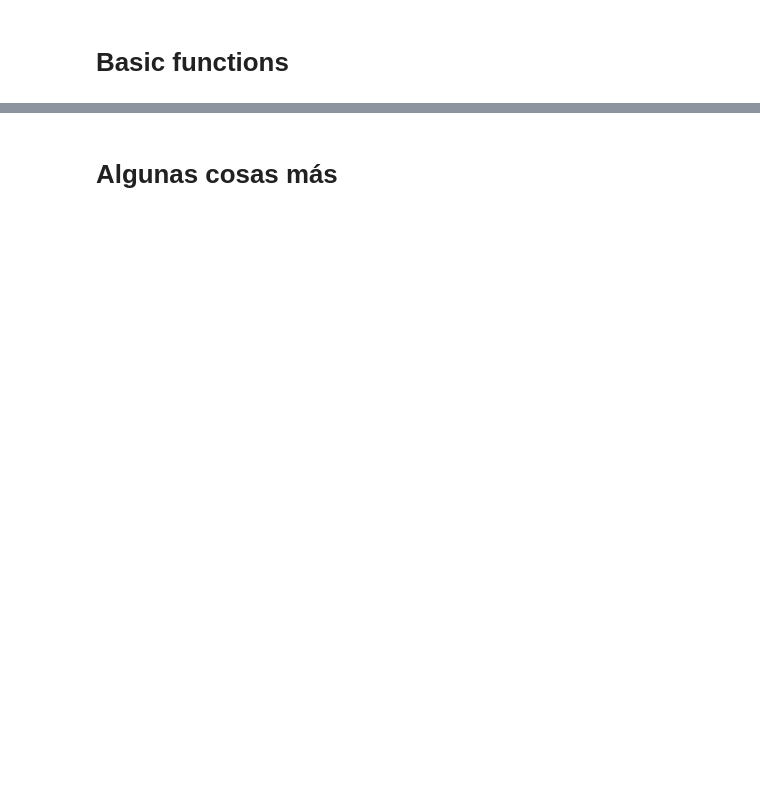
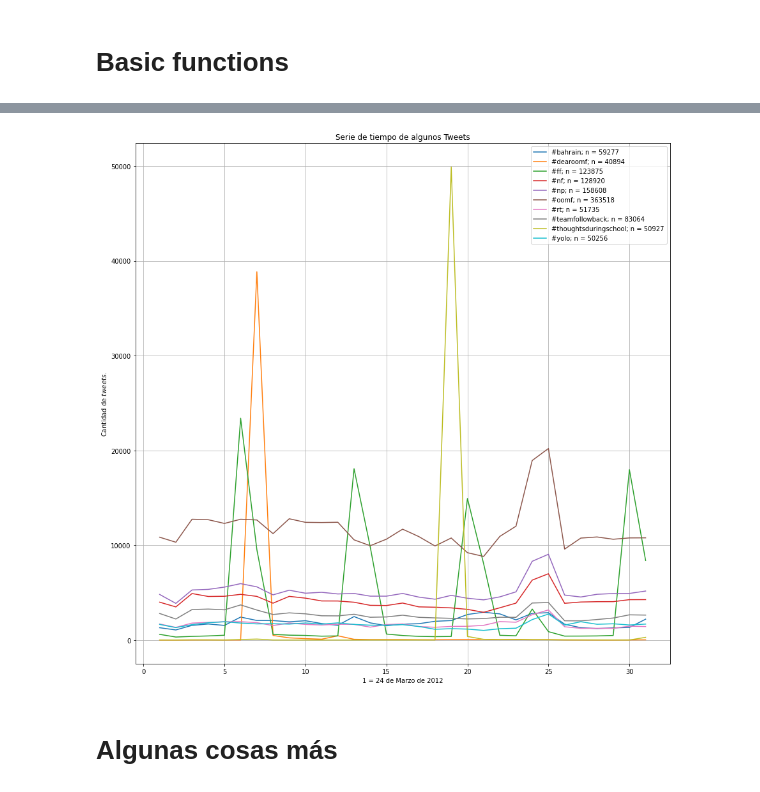
Before and after one commit to ErickMMuniz/NetworkAnalysis_TwitterTrends, a Jupyter notebook: NetworkAnalysis_TwitterTrends.ipynb, the cells around one changed output, grey strips where cells are left out. Saved outputs shown, nothing was run; the diff lists cells and outputs as text; code cells hidden in the pictures; blank space fills up the shorter version.

Commit message:
Nuevo avance. Series de tiempo

```diff
--- a/NetworkAnalysis_TwitterTrends.ipynb
+++ b/NetworkAnalysis_TwitterTrends.ipynb
@@ -90,20 +90,19 @@ def plot_social_network():
 
 
 ##Con esto podemos leer todo c:
-"""
+
+ntweets = 4000
 all_tweets = None
 name_all_hastag = {}
-wihtelist = ['wheniwaslittle', 'oomf','yolo','10factsaboutme','sorrynotsorry']
+#wihtelist = ['wheniwaslittle', 'oomf','yolo','10factsaboutme','sorrynotsorry']
 with open(path_tweets_users, 'r') as reader:
-  K = 10
-  i = 0
-  max = 0
   namehashatag = None
   for line in reader:
     list_tweets = line.split()
     namehashatag = list_tweets[0]
-    if namehashatag in wihtelist:
-      max = counttweets
+    count_tw = len(list_tweets) - 1
+    if count_tw >  ntweets:
+    #max = counttweets
       name_all_hastag[namehashatag] = list_tweets
 
 #data = pd.read_csv(path_tweets_users,
@@ -111,7 +110,6 @@ with open(path_tweets_users, 'r') as reader:
                      #nrows = 100)
                      #names=['source', 'target'])
 #print(data)
-"""
 
 #Only for open sesion
 #extract_file_from_drive()
@@ -130,7 +130,7 @@ with open(path_tweets_users, 'r') as reader:
 # %%
 ###### Data
 #data_follow = get_data_followers_and_friends()
-
+import datetime as dt
 
 ## Makes graphs
 G_follow = nx.Graph()
@@ -148,10 +148,63 @@ G_follow = nx.Graph()
 #order = sorted(name_all_hastag, key=lambda x: name_all_hastag[x], reverse=True)
 #print(order[0:100])
 
-#prueba = name_all_hastag['sorrynotsorry']
-#name_h = 'sorrynotsorry'
-#del prueba[0]
-#prueba = [ k.split(',') for k in prueba ]
-#df_final = pd.DataFrame(prueba, columns = ['time','userid'])
-#path_final_csv = '/content/drive/My Drive/NetworkAnalysis_TwitterTrends/clean_data/datatime/{}.csv'.format(name_h)
-#df_final.to_csv(path_or_buf=path_final_csv)
+
+def giveday(timestamp):
+    day_string = timestamp.day
+    return day_string
+
+
+fig = plt.figure(figsize = (15,15))
+for name_h in name_all_hastag:
+  #wihtelist = ['wheniwaslittle', 'oomf','yolo','10factsaboutme','sorrynotsorry']
+  wihtelist = ['oomf',
+               'np',
+               'nf',
+               'ff',
+               'teamfollowback',
+               'bahrain',
+               'rt',
+               'thoughtsduringschool',
+               'yolo',
+               'dearoomf']
+  #wihtelist = ['youvedoneittoo',
+  #             'iwonderif',
+  #             'weed',
+  #             'truestory '
+  #             'immadbecause',
+  #             'butyouathug',
+  #             'stfu',
+  #             'bored',
+  #             'ifweweretogetherrightnow',
+  #             'icantlivewithout',
+  #             'thatdepressingmoment']
+  if name_h in wihtelist:
+    print(name_h)
+    #print(name_h, len(name_all_hastag[name_h]))
+  #name_h = 'sorrynotsorry'
+    prueba = name_all_hastag[name_h]
+    #del prueba[0]
+    prueba = [ k.split(',') for k in prueba ]
+    df_final = pd.DataFrame(prueba, columns = ['time','userid'])
+    #path_final_csv = '/content/gen_csv/{}.csv'.format(name_h)
+    #df_final.to_csv(path_or_buf=path_final_csv)
+    df_final['time'] = pd.to_datetime(df_final['time'],unit='s')
+
+    df_final['day'] = df_final['time'].apply(giveday)
+    days = df_final.groupby('day')
+    daycount = days['day'].count()
+    timedict = daycount.to_dict()
+
+    plt.plot(list(timedict.keys()), list(timedict.values()),
+             label = "#{}; n = {}".format(name_h,
+                                          np.sum(list(timedict.values()))))
+    #plt.xticks(list(timedict.keys()), fontsize=15, rotation=90)
+
+plt.title("Serie de tiempo de algunos Tweets")
+plt.ylabel("Cantidad de $tweets$.")
+plt.xlabel("1 = 24 de Marzo de 2012")
+plt.legend()
+plt.grid()
+#plt.show()
+plt.savefig(fname = "/content/images/ts_tweets_max.pdf")
+# %% [output]
@@ -158,3 +221,4 @@ G_follow = nx.Graph()
+[figure, added]
 # %% [markdown]
 # **Algunas cosas más**
 # %%
```
Also changed, not shown: parts of 5 cells of this notebook.
